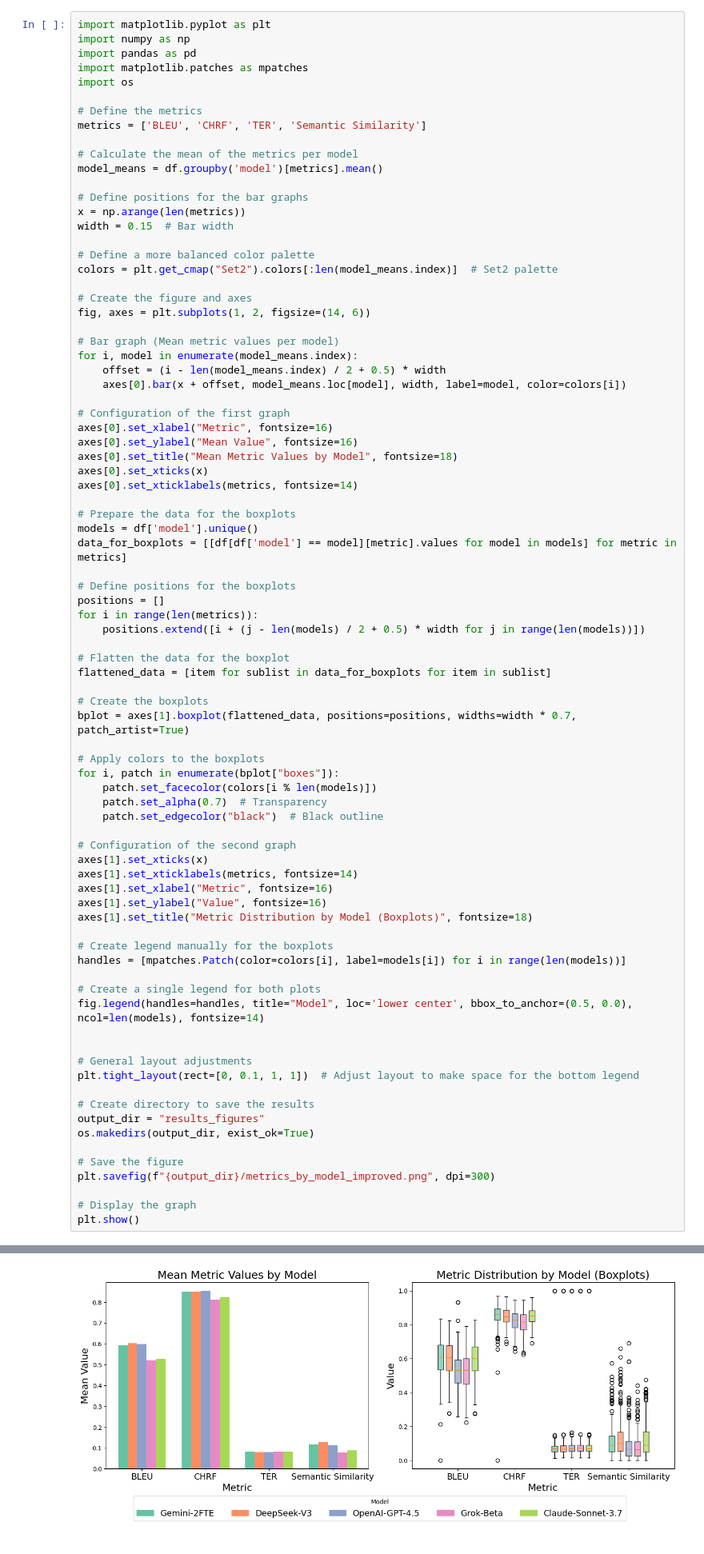
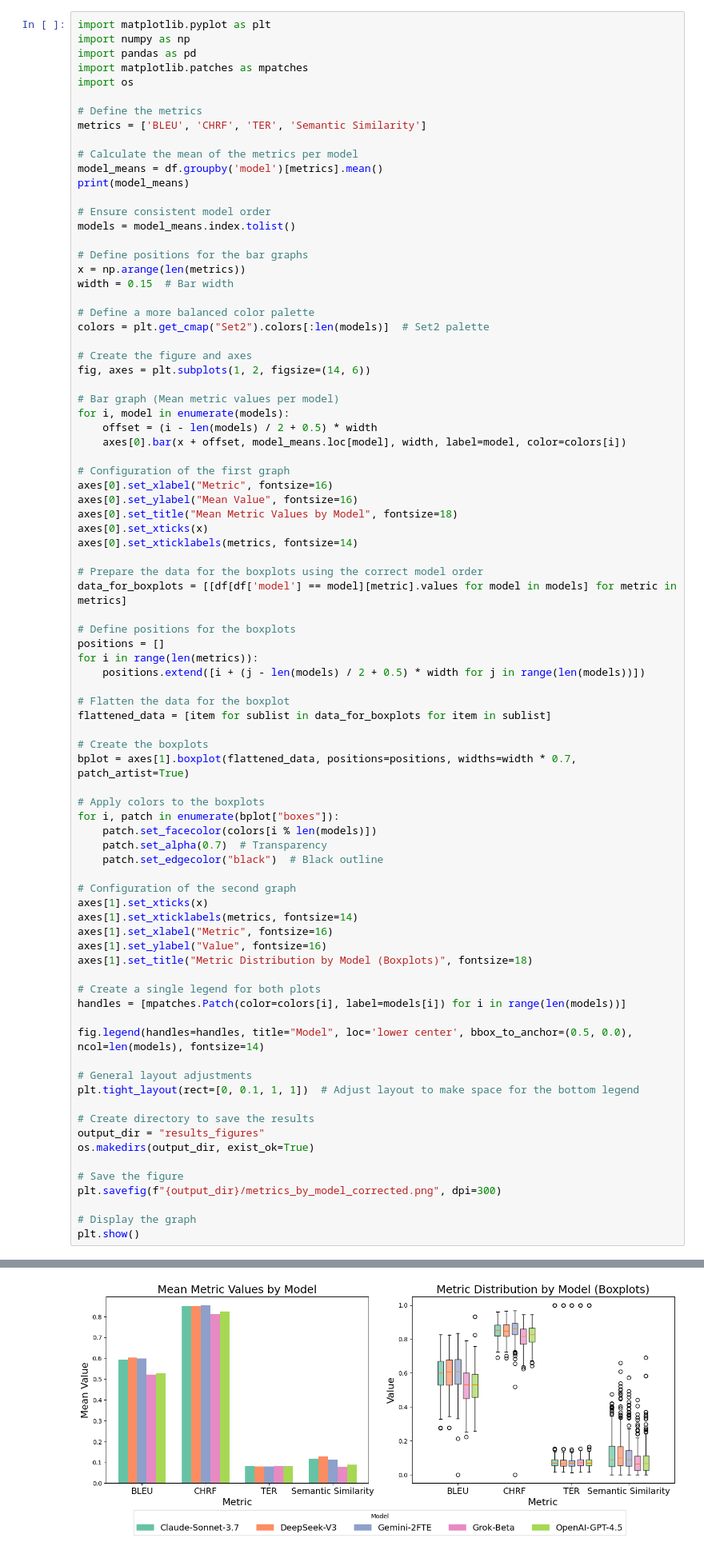
Before and after one commit to pcbrom/bt-conference, a Jupyter notebook: aed_metrics.ipynb, the cells around one changed output, grey strips where cells are left out. Shown: that part at 80% size. Saved outputs shown, nothing was run; the diff lists cells and outputs as text.

```diff
--- a/aed_metrics.ipynb
+++ b/aed_metrics.ipynb
@@ -206,20 +207,24 @@ metrics = ['BLEU', 'CHRF', 'TER', 'Semantic Similarity']
 
 # Calculate the mean of the metrics per model
 model_means = df.groupby('model')[metrics].mean()
+print(model_means)
+
+# Ensure consistent model order
+models = model_means.index.tolist()
 
 # Define positions for the bar graphs
 x = np.arange(len(metrics))
 width = 0.15  # Bar width
 
 # Define a more balanced color palette
-colors = plt.get_cmap("Set2").colors[:len(model_means.index)]  # Set2 palette
+colors = plt.get_cmap("Set2").colors[:len(models)]  # Set2 palette
 
 # Create the figure and axes
 fig, axes = plt.subplots(1, 2, figsize=(14, 6))
 
 # Bar graph (Mean metric values per model)
-for i, model in enumerate(model_means.index):
-    offset = (i - len(model_means.index) / 2 + 0.5) * width
+for i, model in enumerate(models):
+    offset = (i - len(models) / 2 + 0.5) * width
     axes[0].bar(x + offset, model_means.loc[model], width, label=model, color=colors[i])
 
 # Configuration of the first graph
@@ -229,8 +234,7 @@ axes[0].set_title("Mean Metric Values by Model", fontsize=18)
 axes[0].set_xticks(x)
 axes[0].set_xticklabels(metrics, fontsize=14)
 
-# Prepare the data for the boxplots
-models = df['model'].unique()
+# Prepare the data for the boxplots using the correct model order
 data_for_boxplots = [[df[df['model'] == model][metric].values for model in models] for metric in metrics]
 
 # Define positions for the boxplots
@@ -257,12 +261,10 @@ axes[1].set_xlabel("Metric", fontsize=16)
 axes[1].set_ylabel("Value", fontsize=16)
 axes[1].set_title("Metric Distribution by Model (Boxplots)", fontsize=18)
 
-# Create legend manually for the boxplots
+# Create a single legend for both plots
 handles = [mpatches.Patch(color=colors[i], label=models[i]) for i in range(len(models))]
 
-# Create a single legend for both plots
 fig.legend(handles=handles, title="Model", loc='lower center', bbox_to_anchor=(0.5, 0.0), ncol=len(models), fontsize=14)
-
 
 # General layout adjustments
 plt.tight_layout(rect=[0, 0.1, 1, 1])  # Adjust layout to make space for the bottom legend
@@ -272,7 +274,7 @@ output_dir = "results_figures"
 os.makedirs(output_dir, exist_ok=True)
 
 # Save the figure
-plt.savefig(f"{output_dir}/metrics_by_model_improved.png", dpi=300)
+plt.savefig(f"{output_dir}/metrics_by_model_corrected.png", dpi=300)
 
 # Display the graph
 plt.show()
@@ -280,4 +289,4 @@ plt.show()
-[figure, old version]
+[figure, new version]
 # %%
 import pandas as pd
 import numpy as np
```
Also changed, not shown: parts of 6 cells of this notebook, 5 other files.
